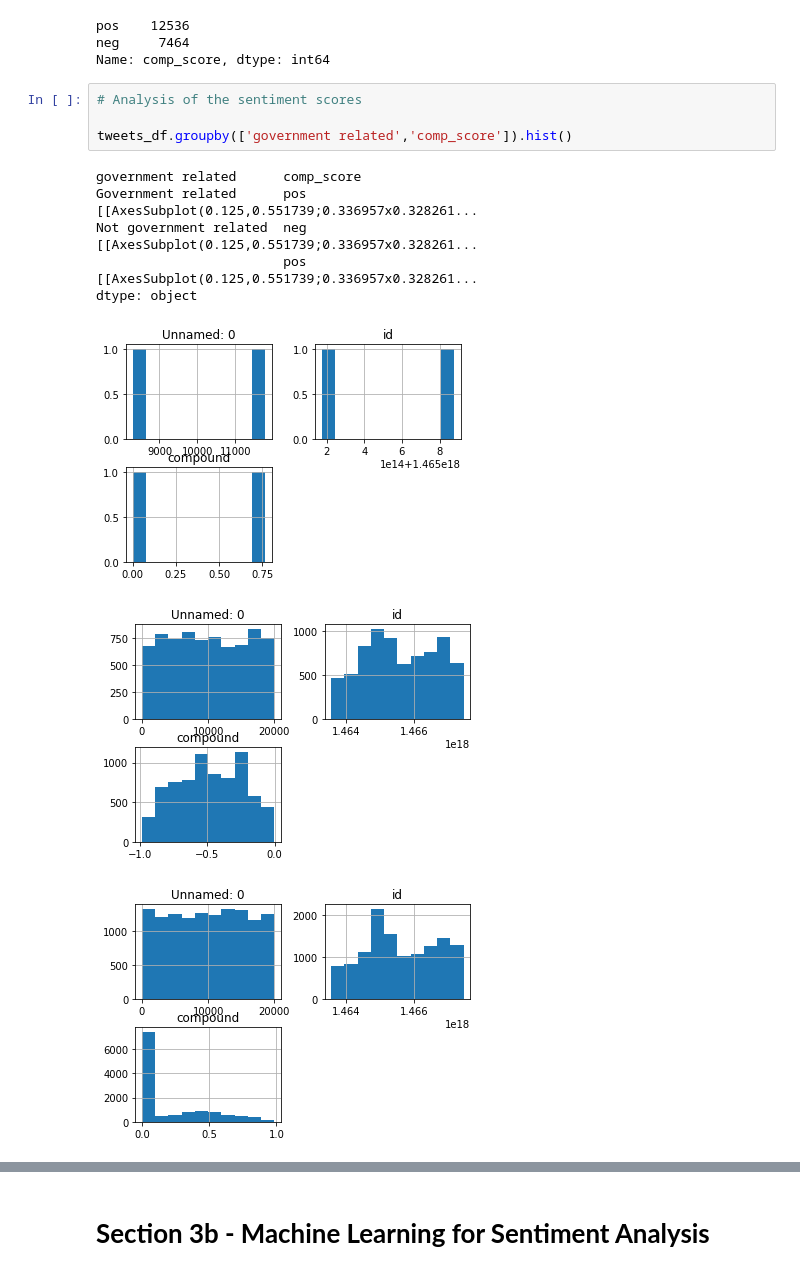
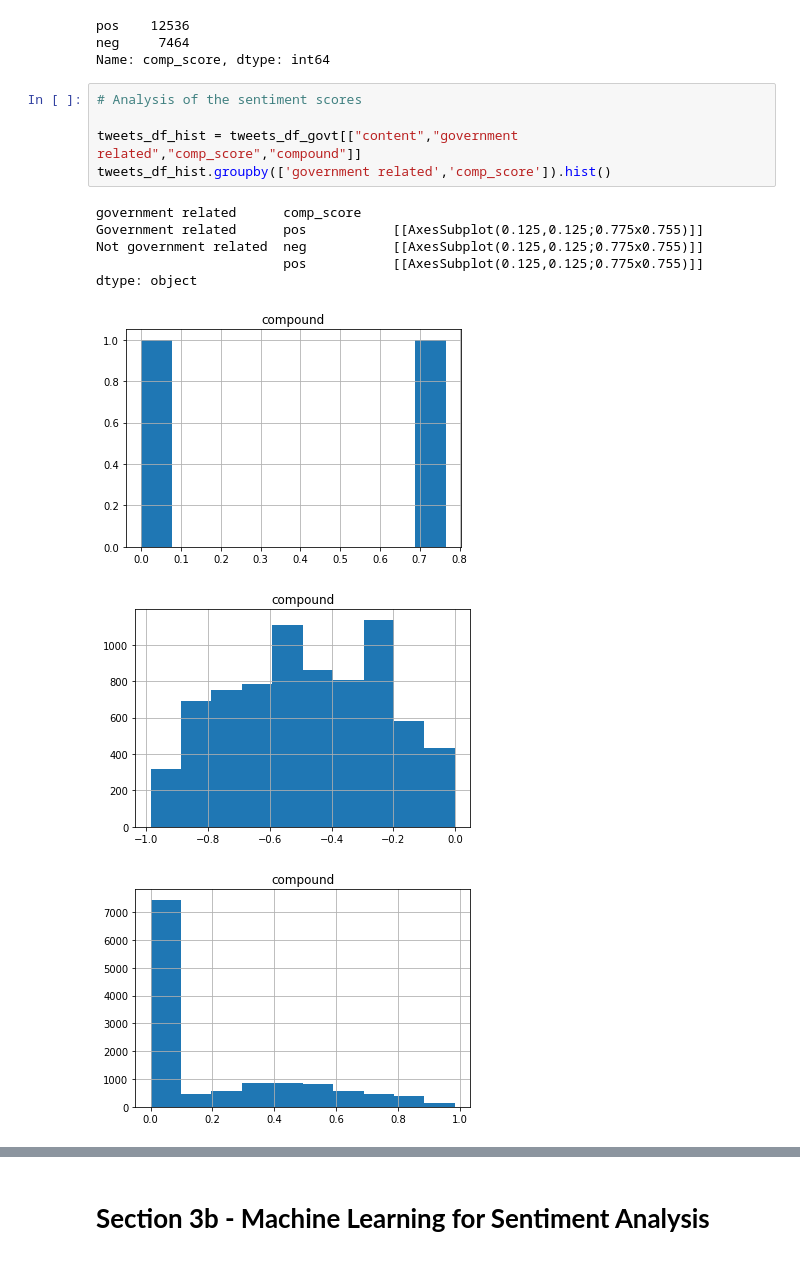
Before and after one commit to James-Ly-MA5851/MA5851Assignment3, a Jupyter notebook: MA5851_A3_Code_James_Ly.ipynb, the cells around one changed output, grey strips where cells are left out. Drawn from its saved outputs; the diff is of its cells as text.

```diff
--- a/MA5851_A3_Code_James_Ly.ipynb
+++ b/MA5851_A3_Code_James_Ly.ipynb
@@ -427,16 +428,17 @@ Name: comp_score, dtype: int64
 # %%
 # Analysis of the sentiment scores
 
-tweets_df.groupby(['government related','comp_score']).hist()
+tweets_df_hist = tweets_df_govt[["content","government related","comp_score","compound"]]
+tweets_df_hist.groupby(['government related','comp_score']).hist()
 # %% [output]
 government related      comp_score
-Government related      pos           [[AxesSubplot(0.125,0.551739;0.336957x0.328261...
-Not government related  neg           [[AxesSubplot(0.125,0.551739;0.336957x0.328261...
-                        pos           [[AxesSubplot(0.125,0.551739;0.336957x0.328261...
+Government related      pos           [[AxesSubplot(0.125,0.125;0.775x0.755)]]
+Not government related  neg           [[AxesSubplot(0.125,0.125;0.775x0.755)]]
+                        pos           [[AxesSubplot(0.125,0.125;0.775x0.755)]]
 dtype: object
-[figure, old version]
+[figure, new version]
-[figure, old version]
+[figure, new version]
-[figure, old version]
+[figure, new version]
 # %%
 # Analysis of the sentiment scores
 
```
Also changed, not shown: parts of 14 cells of this notebook.
